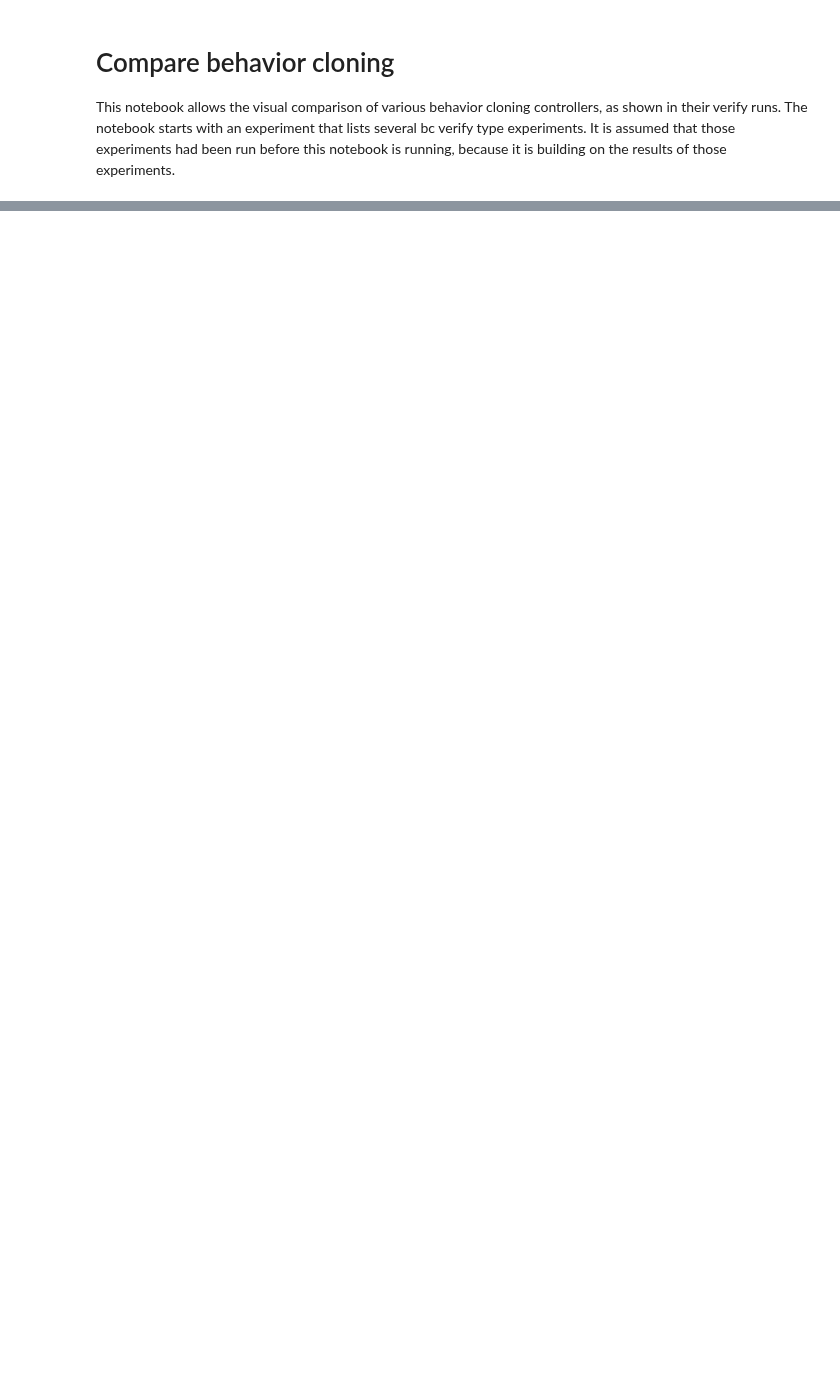
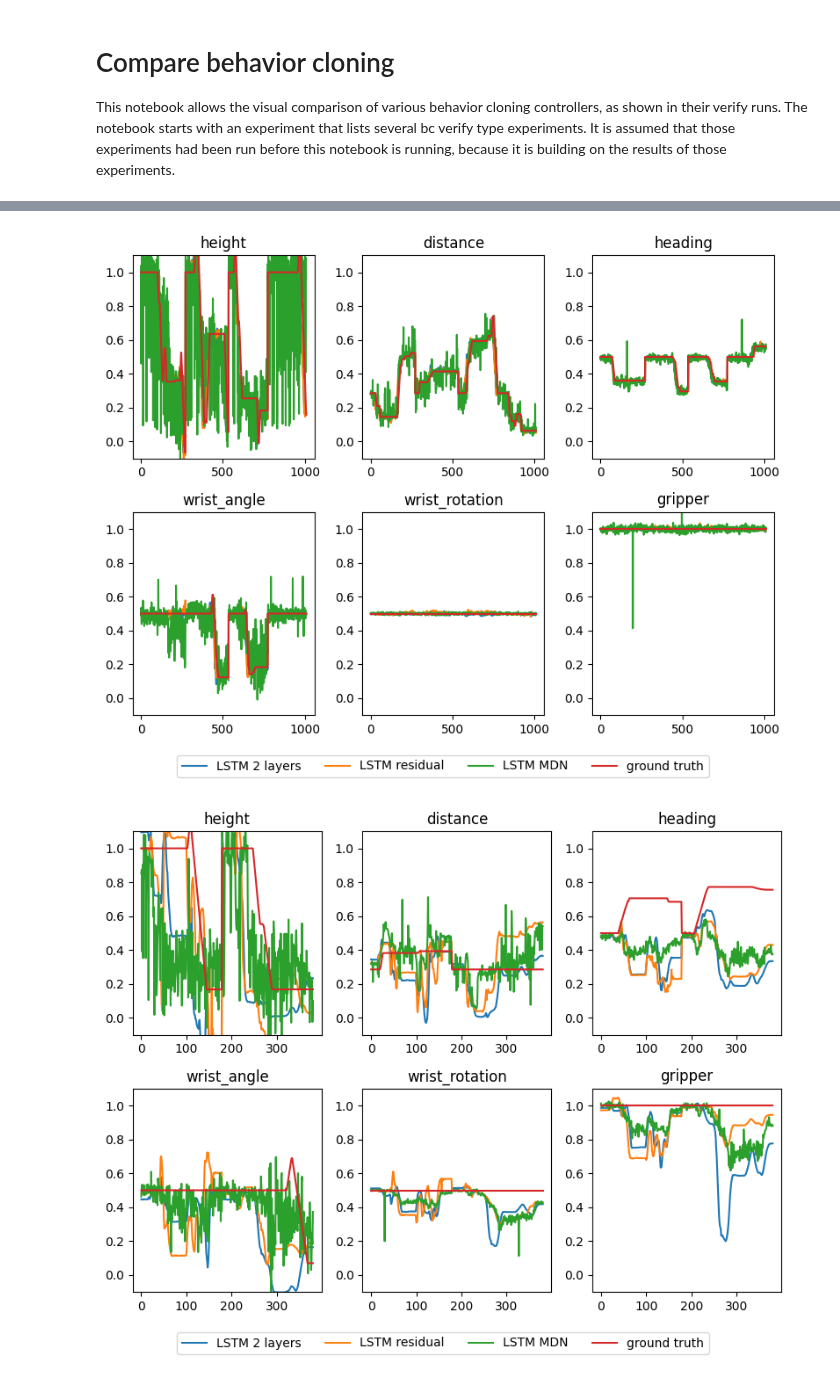
Before and after one commit to lboloni/BerryPicker, a Jupyter notebook: src/behavior_cloning/Compare_BehaviorCloning.ipynb, the cells around one changed output, grey strips where cells are left out. Drawn from its saved outputs; the diff is of its cells as text; code cells hidden in the pictures; blank space fills up the shorter version.

```diff
--- a/src/behavior_cloning/Compare_BehaviorCloning.ipynb
+++ b/src/behavior_cloning/Compare_BehaviorCloning.ipynb
@@ -73,10 +91,10 @@ def generate_comparisons(verification_run_exps, teacher_name, pred_name, fileroo
     # load the saved data from the verifications
     teacher_np = None
     preds_nps = {}
-    labels = {}
+    mylabels = {}
     for name in verification_run_exps:
         verexp = verification_run_exps[name]
-        labels[name] = verexp["name"]
+        mylabels[name] = verexp["name"]
         if teacher_np is None:
             teacher_path = pathlib.Path(verexp.data_dir(), teacher_name)
             teacher_np = np.load(teacher_path)
@@ -90,7 +108,7 @@ def generate_comparisons(verification_run_exps, teacher_name, pred_name, fileroo
         ax = axs[i//3, i%3]
         ax.set_ylim(-0.1, 1.1)
         for name in preds_nps:
-            label = labels[name]
+            label = mylabels[name]
             ax.plot(preds_nps[name][:,i], label=f"{label}")
         ax.plot(teacher_np[:,i], label="ground truth")
         if i==0:
@@ -104,5 +122,8 @@ def generate_comparisons(verification_run_exps, teacher_name, pred_name, fileroo
     compare_jpg_path = pathlib.Path(exp.data_dir(), f"{fileroot}.jpg")
     plt.savefig(compare_jpg_path, bbox_inches='tight')
 # %%
-generate_comparisons(verification_run_exps, "teaforce_teacher_traindata", "teaforce_predicted_traindata", "comparison_train")
-generate_comparisons(verification_run_exps, "teaforce_teacher_verifdata", "teaforce_predicted_verifdata", "comparison_verification")
+generate_comparisons(verification_run_exps, "teaforce_teacher_traindata.npy", "teaforce_predicted_traindata.npy", "comparison_train")
+generate_comparisons(verification_run_exps, "teaforce_teacher_validdata.npy", "teaforce_predicted_validdata.npy", "comparison_verification")
+# %% [output]
+[figure, added]
+[figure, added]
```
Also changed, not shown: parts of 1 cell of this notebook, 3 other files.
